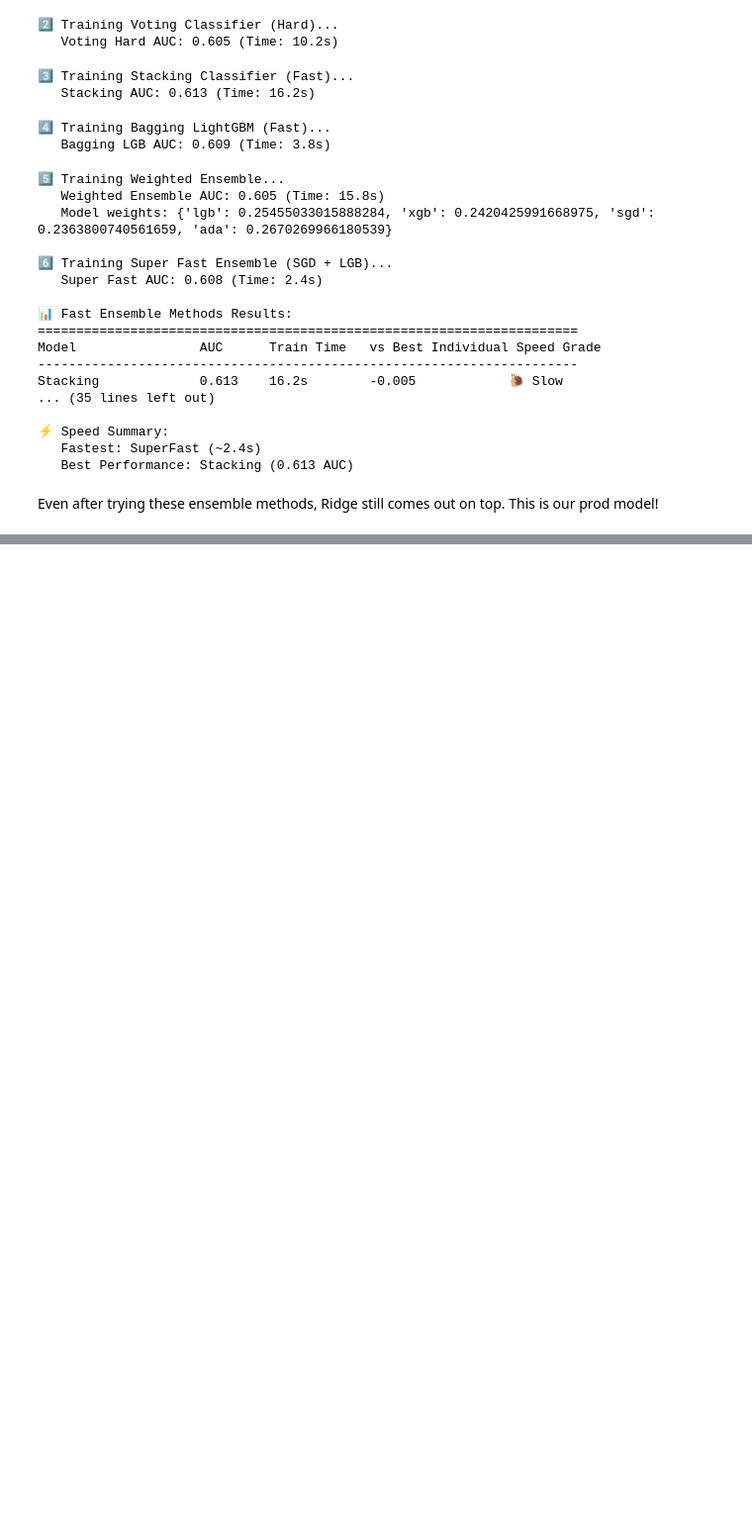
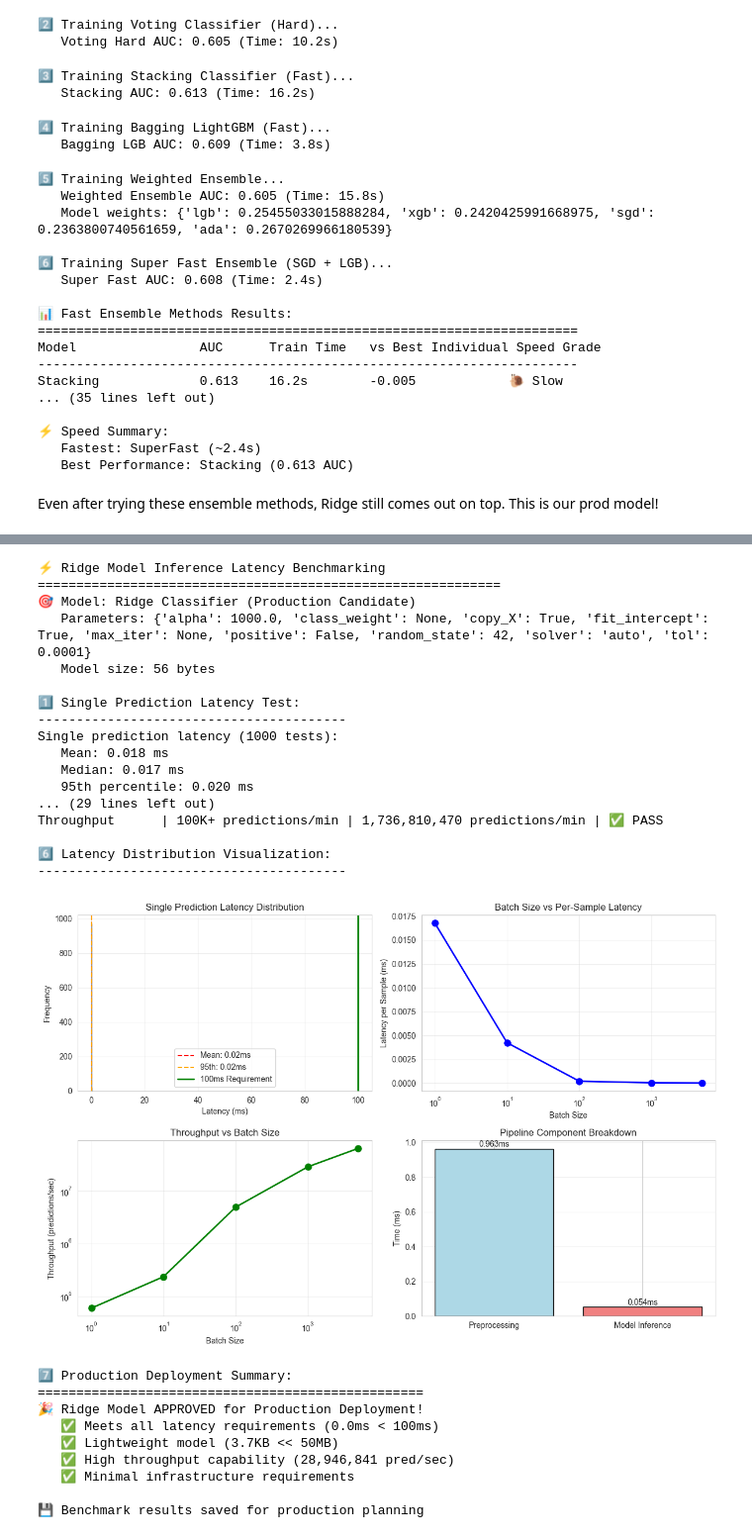
Before and after one commit to whitehackr/flit-ml, a Jupyter notebook: research/notebooks/03_model_development.ipynb, the cells around one changed output, grey strips where cells are left out. Shown at 99% size. Saved outputs shown, nothing was run; the diff lists cells and outputs as text; code cells hidden in the pictures; blank space fills up the shorter version.

```diff
--- a/research/notebooks/03_model_development.ipynb
+++ b/research/notebooks/03_model_development.ipynb
@@ -1796,0 +1929,17 @@ Even after trying these ensemble methods, Ridge still comes out on top. This is
+# %%
+# 4. Memory Usage Analysis
+print(f"\n4️⃣ Memory Usage Analysis:")
+print("-" * 40)
+
+import sys
+import pickle
+
+# Model size
+model_size = sys.getsizeof(pickle.dumps(ridge_model))
+scaler_size = sys.getsizeof(pickle.dumps(scaler))
+total_size = model_size + scaler_size
+
+print(f"Ridge model size: {model_size:,} bytes ({model_size/1024:.1f} KB)")
+print(f"Scaler size: {scaler_size:,} bytes ({scaler_size/1024:.1f} KB)")
+print(f"Total pipeline size: {total_size:,} bytes ({total_size/1024:.1f} KB)")
+print(f"Memory efficiency: {'✅ Excellent' if total_size < 1024*1024 else '⚠️ Large'}")
@@ -1796,0 +2029,63 @@ Even after trying these ensemble methods, Ridge still comes out on top. This is
+# %%
+# 7. Production Deployment Summary
+print(f"\n7️⃣ Production Deployment Summary:")
+print("="*50)
+
+if single_p99 < 100 and total_size < 50*1024*1024:
+    print("🎉 Ridge Model APPROVED for Production Deployment!")
+    print(f"   ✅ Meets all latency requirements ({single_p99:.1f}ms < 100ms)")
+    print(f"   ✅ Lightweight model ({total_size/1024:.1f}KB << 50MB)")
+    print(f"   ✅ High throughput capability ({batch_results[1000]['throughput_per_sec']:,.0f} pred/sec)")
+    print(f"   ✅ Minimal infrastructure requirements")
+else:
+    print("⚠️ Ridge Model needs optimization for production:")
+    if single_p99 >= 100:
+        print(f"   ❌ Latency too high: {single_p99:.1f}ms")
+    if total_size >= 50*1024*1024:
+        print(f"   ❌ Model too large: {total_size/1024/1024:.1f}MB")
+
+# Save benchmarking results
+benchmark_results = {
+    'model_type': 'RidgeClassifier',
+    'single_prediction_latency_ms': {
+        'mean': single_mean,
+        'p95': single_p95,
+        'p99': single_p99,
+        'max': single_max
+    },
+    'batch_performance': batch_results,
+    'preprocessing_overhead_ms': preprocess_mean,
+    'model_inference_ms': model_mean,
+    'model_size_bytes': total_size,
+    'production_ready': single_p99 < 100 and total_size < 50*1024*1024
+}
+
+print(f"\n💾 Benchmark results saved for production planning")
+# %% [output]
+⚡ Ridge Model Inference Latency Benchmarking
+============================================================
+🎯 Model: Ridge Classifier (Production Candidate)
+   Parameters: {'alpha': 1000.0, 'class_weight': None, 'copy_X': True, 'fit_intercept': True, 'max_iter': None, 'positive': False, 'random_state': 42, 'solver': 'auto', 'tol': 0.0001}
+   Model size: 56 bytes
+
+1️⃣ Single Prediction Latency Test:
+----------------------------------------
+Single prediction latency (1000 tests):
+   Mean: 0.018 ms
+   Median: 0.017 ms
+   95th percentile: 0.020 ms
+... (29 lines left out)
+Throughput      | 100K+ predictions/min | 1,736,810,470 predictions/min | ✅ PASS
+
+6️⃣ Latency Distribution Visualization:
+----------------------------------------
+[figure, added]
+7️⃣ Production Deployment Summary:
+==================================================
+🎉 Ridge Model APPROVED for Production Deployment!
+   ✅ Meets all latency requirements (0.0ms < 100ms)
+   ✅ Lightweight model (3.7KB << 50MB)
+   ✅ High throughput capability (28,946,841 pred/sec)
+   ✅ Minimal infrastructure requirements
+
+💾 Benchmark results saved for production planning
```
Also changed, not shown: parts of 7 cells of this notebook.
